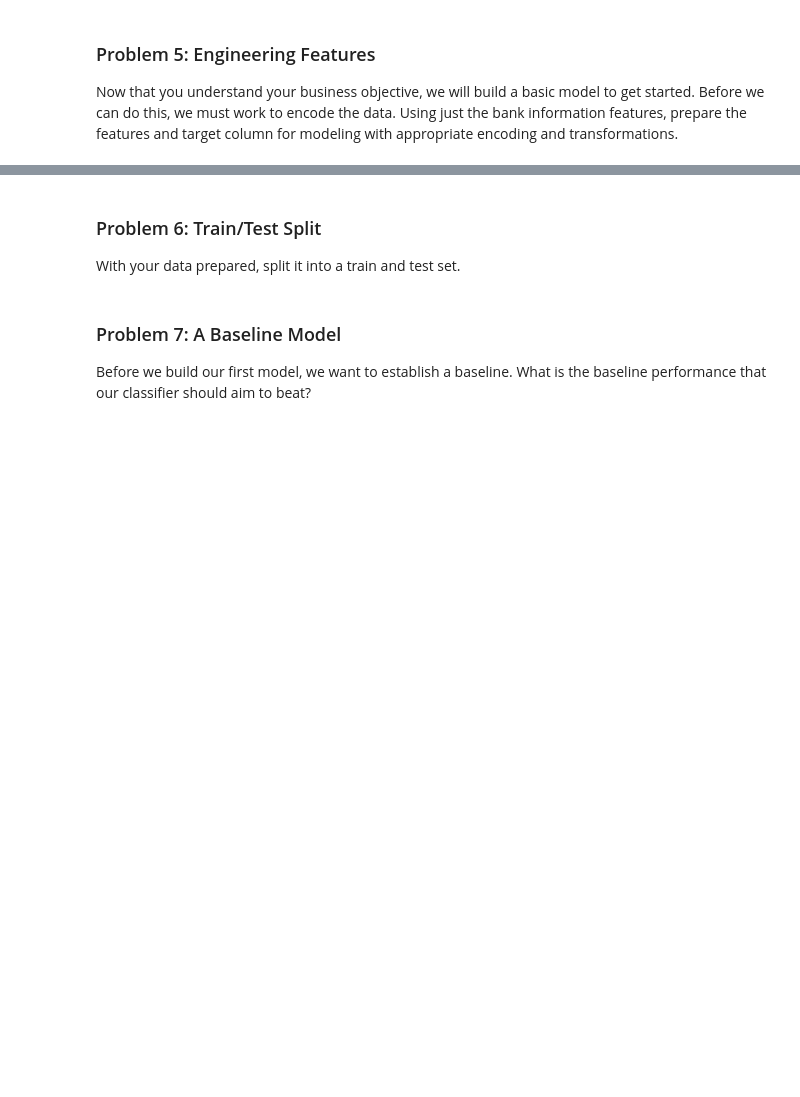
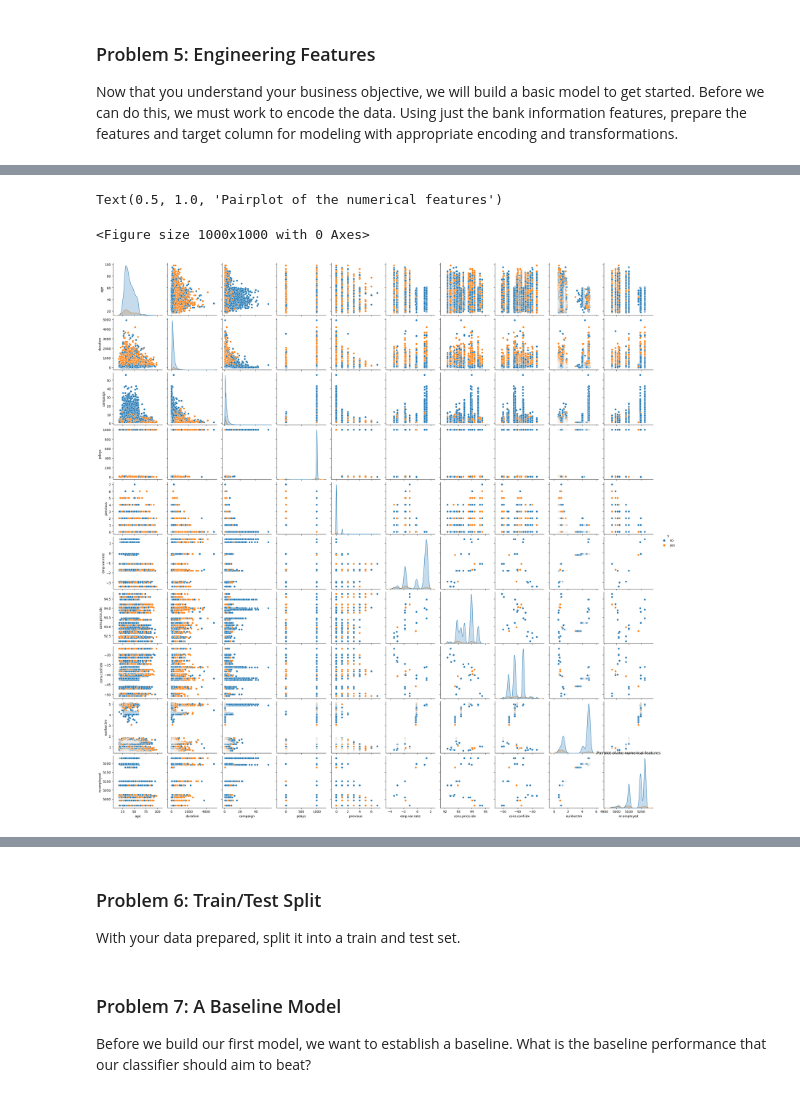
Before and after one commit to senrajah/comparing_classifiers, a Jupyter notebook: comparing_classifiers_bank.ipynb, the cells around one changed output, grey strips where cells are left out. Drawn from its saved outputs; the diff is of its cells as text; code cells hidden in the pictures; blank space fills up the shorter version.

```diff
--- a/comparing_classifiers_bank.ipynb
+++ b/comparing_classifiers_bank.ipynb
@@ -95,0 +190,10 @@ Now that you understand your business objective, we will build a basic model to
+# %%
+num_column_lst.append('y')
+df_numeric_y = df[num_column_lst]
+plt.figure(figsize=(10, 10))
+sns.pairplot(data=df_numeric_y, hue='y')
+plt.title('Pairplot of the numerical features')
+# %% [output]
+Text(0.5, 1.0, 'Pairplot of the numerical features')
+<Figure size 1000x1000 with 0 Axes>
+[figure, added]
```
Also changed, not shown: parts of 52 cells of this notebook, 1 other file.
